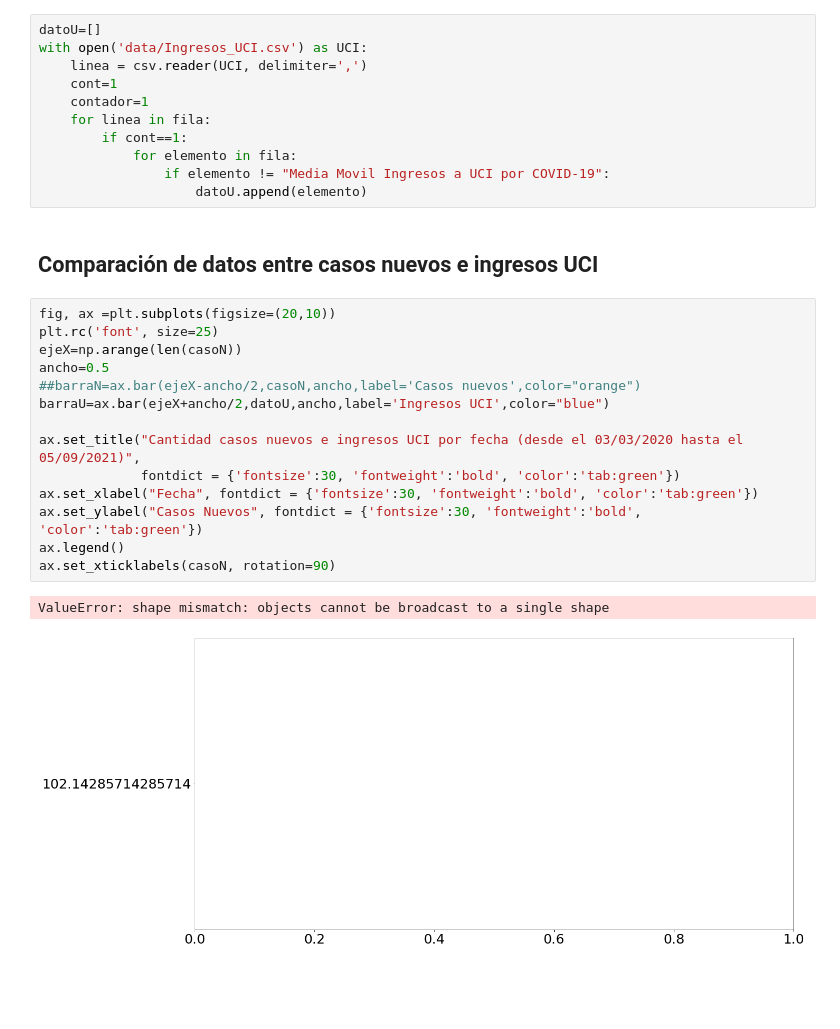
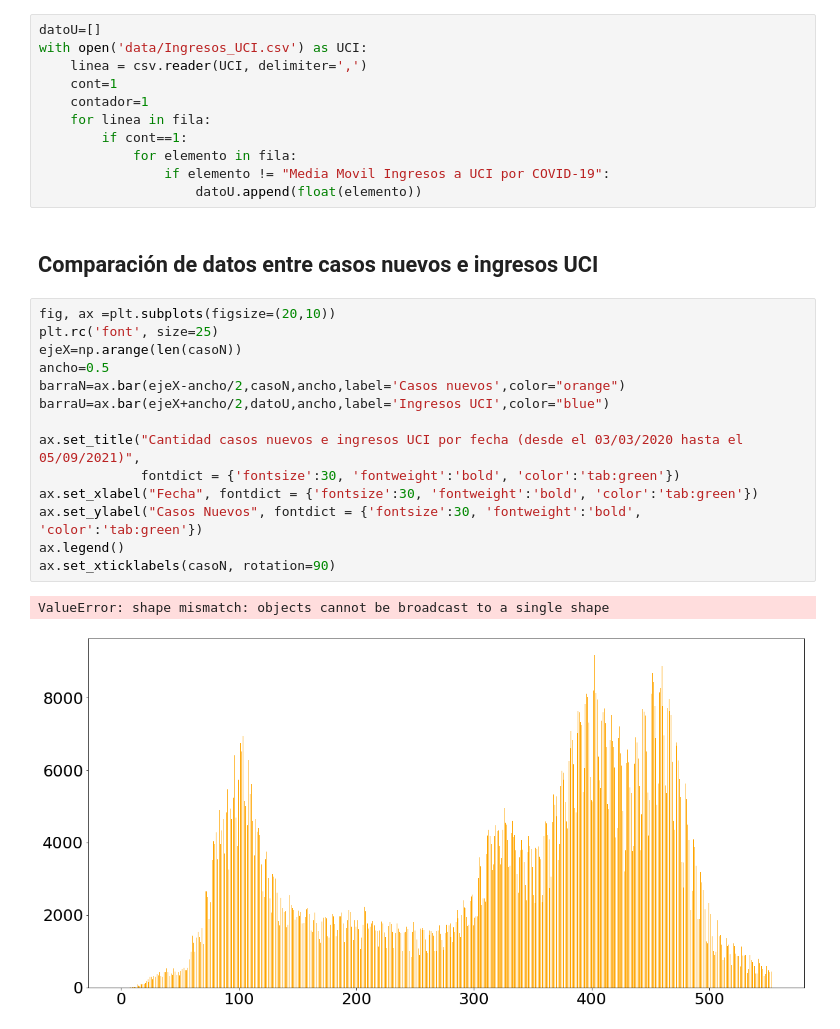
Before and after one commit to Br5n1ch4/gitrepos, a Jupyter notebook: CURSO_ACI777/E1/E1.ipynb, the cells around one changed output. Saved outputs shown, nothing was run; the diff lists cells and outputs as text; blank space fills up the shorter version.

```diff
--- a/CURSO_ACI777/E1/E1.ipynb
+++ b/CURSO_ACI777/E1/E1.ipynb
@@ -100,23 +100,23 @@ with open('data/Ingresos_UCI.csv') as UCI:
         if cont==1:
             for elemento in fila:
                 if elemento != "Media Movil Ingresos a UCI por COVID-19":
-                    datoU.append(elemento)
+                    datoU.append(float(elemento))
 # %% [markdown]
 ## Comparación de datos entre casos nuevos e ingresos UCI
 # %%
 fig, ax =plt.subplots(figsize=(20,10))
 plt.rc('font', size=25)
 ejeX=np.arange(len(casoN))
 ancho=0.5
-##barraN=ax.bar(ejeX-ancho/2,casoN,ancho,label='Casos nuevos',color="orange")
+barraN=ax.bar(ejeX-ancho/2,casoN,ancho,label='Casos nuevos',color="orange")
 barraU=ax.bar(ejeX+ancho/2,datoU,ancho,label='Ingresos UCI',color="blue")
 
 ax.set_title("Cantidad casos nuevos e ingresos UCI por fecha (desde el 03/03/2020 hasta el 05/09/2021)",
              fontdict = {'fontsize':30, 'fontweight':'bold', 'color':'tab:green'})
 ax.set_xlabel("Fecha", fontdict = {'fontsize':30, 'fontweight':'bold', 'color':'tab:green'})
 ax.set_ylabel("Casos Nuevos", fontdict = {'fontsize':30, 'fontweight':'bold', 'color':'tab:green'})
 ax.legend()
 ax.set_xticklabels(casoN, rotation=90)
 # %% [output]
 ValueError: shape mismatch: objects cannot be broadcast to a single shape
-[figure, old version]
+[figure, new version]
```
